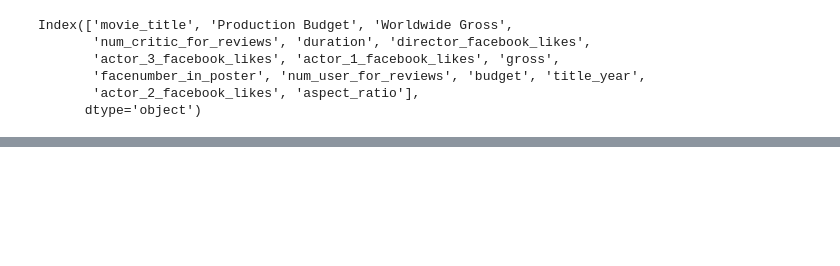
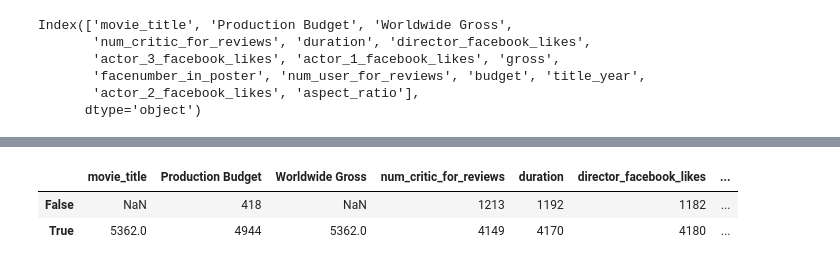
Before and after one commit to WillArevalo/Curso-de-Machine-Learning-Aplicado-con-Python, a Jupyter notebook: 11-12-13-14-15 - Cargar los datos necesarios para el proyecto-Inspección de los tipos de datos.ipynb, the cells around one changed output, grey strips where cells are left out. Cells and saved outputs as stored; diff of their text form; code cells hidden in the pictures; blank space fills up the shorter version.

```diff
--- a/11-12-13-14 - Cargar los datos necesarios para el proyecto-Inspección de los tipos de datos.ipynb
+++ b/11-12-13-14-15 - Cargar los datos necesarios para el proyecto-Inspección de los tipos de datos.ipynb
@@ -677,0 +717,7 @@ Index(['movie_title', 'Production Budget', 'Worldwide Gross',
+# %%
+movies_v2.notnull().apply(pd.Series.value_counts)
+# Aplicamos es como un for que va columna por columna contando cuantos valores faltan
+# %% [output]
+|  | movie_title | Production Budget | Worldwide Gross | num_critic_for_reviews | duration | director_facebook_likes | ... |
+| False | NaN | 418 | NaN | 1213 | 1192 | 1182 | ... |
+| True | 5362.0 | 4944 | 5362.0 | 4149 | 4170 | 4180 | ... |
```
Also changed, not shown: parts of 16 cells of this notebook.
